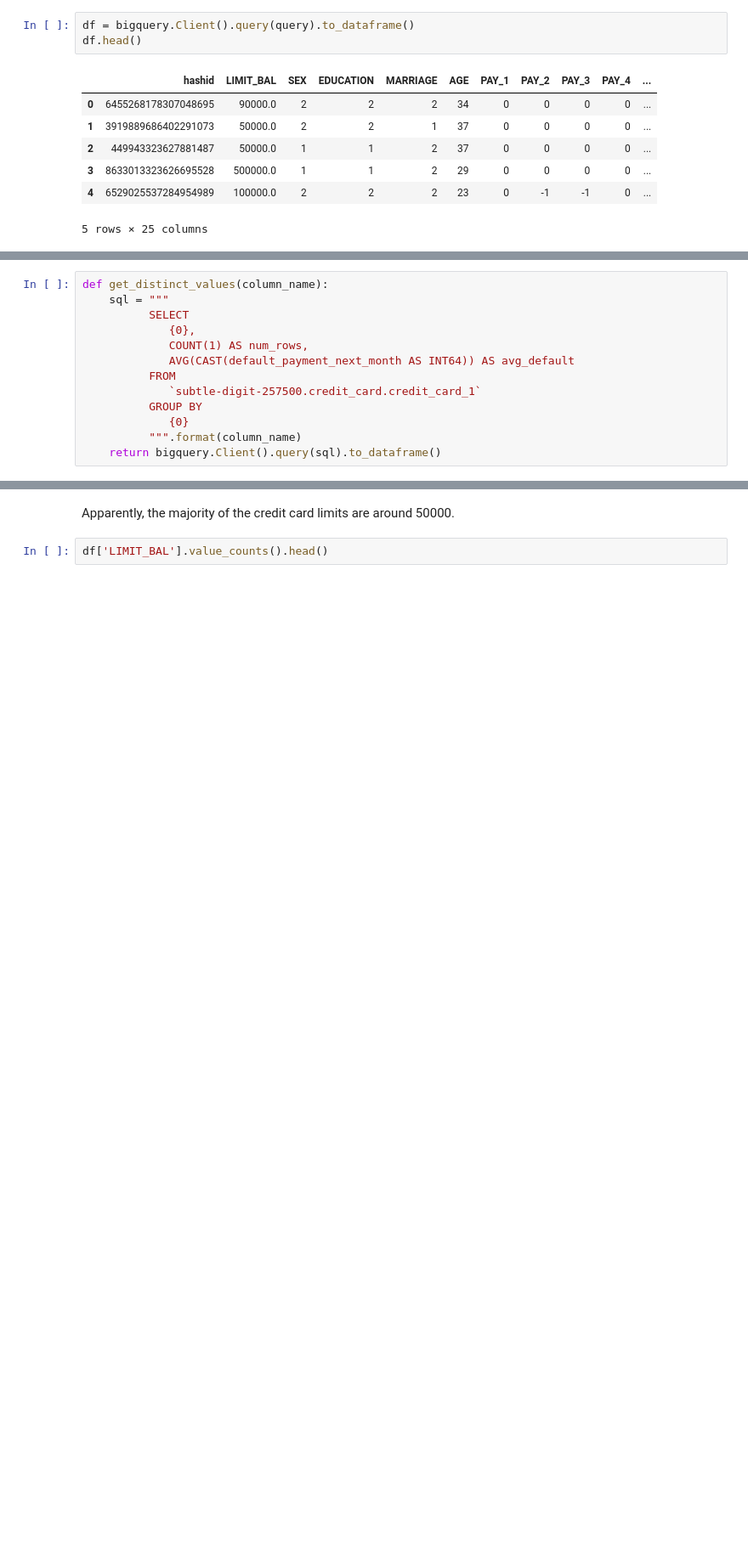
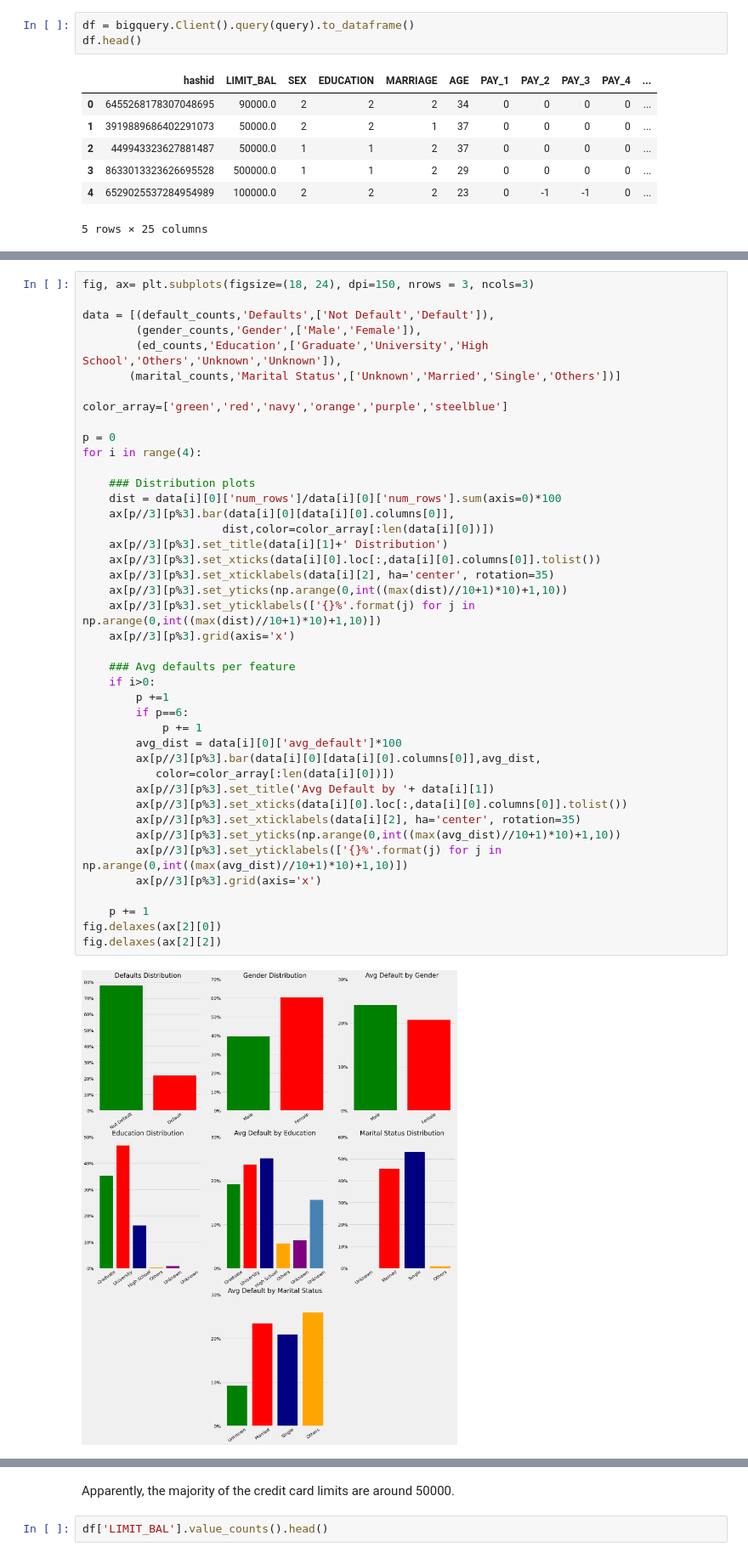
Before and after one commit to MelissaKR/credit_default, a Jupyter notebook: credit_card_Final.ipynb, the cells around one changed output, grey strips where cells are left out. Shown: that part at 85% size. Drawn from its saved outputs; the diff is of its cells as text; blank space fills up the shorter version.

```diff
--- a/credit_card_Final.ipynb
+++ b/credit_card_Final.ipynb
@@ -146,13 +151,0 @@ It's important that we understand the distribution of the data from various colu
-# %%
-def get_distinct_values(column_name):
-    sql = """
-          SELECT
-             {0},
-             COUNT(1) AS num_rows,
-             AVG(CAST(default_payment_next_month AS INT64)) AS avg_default
-          FROM
-             `subtle-digit-257500.credit_card.credit_card_1`
-          GROUP BY
-             {0}
-          """.format(column_name)
-    return bigquery.Client().query(sql).to_dataframe()
@@ -361,0 +202,44 @@ Text(0, 0.5, 'Credit Card Limits Counts')
+# %%
+fig, ax= plt.subplots(figsize=(18, 24), dpi=150, nrows = 3, ncols=3)
+
+data = [(default_counts,'Defaults',['Not Default','Default']),
+        (gender_counts,'Gender',['Male','Female']),
+        (ed_counts,'Education',['Graduate','University','High School','Others','Unknown','Unknown']),
+       (marital_counts,'Marital Status',['Unknown','Married','Single','Others'])]
+
+color_array=['green','red','navy','orange','purple','steelblue']
+
+p = 0
+for i in range(4):
+
+    ### Distribution plots
+    dist = data[i][0]['num_rows']/data[i][0]['num_rows'].sum(axis=0)*100
+    ax[p//3][p%3].bar(data[i][0][data[i][0].columns[0]],
+                     dist,color=color_array[:len(data[i][0])])
+    ax[p//3][p%3].set_title(data[i][1]+' Distribution')
+    ax[p//3][p%3].set_xticks(data[i][0].loc[:,data[i][0].columns[0]].tolist())
+    ax[p//3][p%3].set_xticklabels(data[i][2], ha='center', rotation=35)
+    ax[p//3][p%3].set_yticks(np.arange(0,int((max(dist)//10+1)*10)+1,10))
+    ax[p//3][p%3].set_yticklabels(['{}%'.format(j) for j in np.arange(0,int((max(dist)//10+1)*10)+1,10)])
+    ax[p//3][p%3].grid(axis='x')
+
+    ### Avg defaults per feature
+    if i>0:
+        p +=1
+        if p==6:
+            p += 1
+        avg_dist = data[i][0]['avg_default']*100
+        ax[p//3][p%3].bar(data[i][0][data[i][0].columns[0]],avg_dist,
+           color=color_array[:len(data[i][0])])
+        ax[p//3][p%3].set_title('Avg Default by '+ data[i][1])
+        ax[p//3][p%3].set_xticks(data[i][0].loc[:,data[i][0].columns[0]].tolist())
+        ax[p//3][p%3].set_xticklabels(data[i][2], ha='center', rotation=35)
+        ax[p//3][p%3].set_yticks(np.arange(0,int((max(avg_dist)//10+1)*10)+1,10))
+        ax[p//3][p%3].set_yticklabels(['{}%'.format(j) for j in np.arange(0,int((max(avg_dist)//10+1)*10)+1,10)])
+        ax[p//3][p%3].grid(axis='x')
+
+    p += 1
+fig.delaxes(ax[2][0])
+fig.delaxes(ax[2][2])
+# %% [output]
+[figure, added]
```
Also changed, not shown: parts of 72 cells of this notebook.
